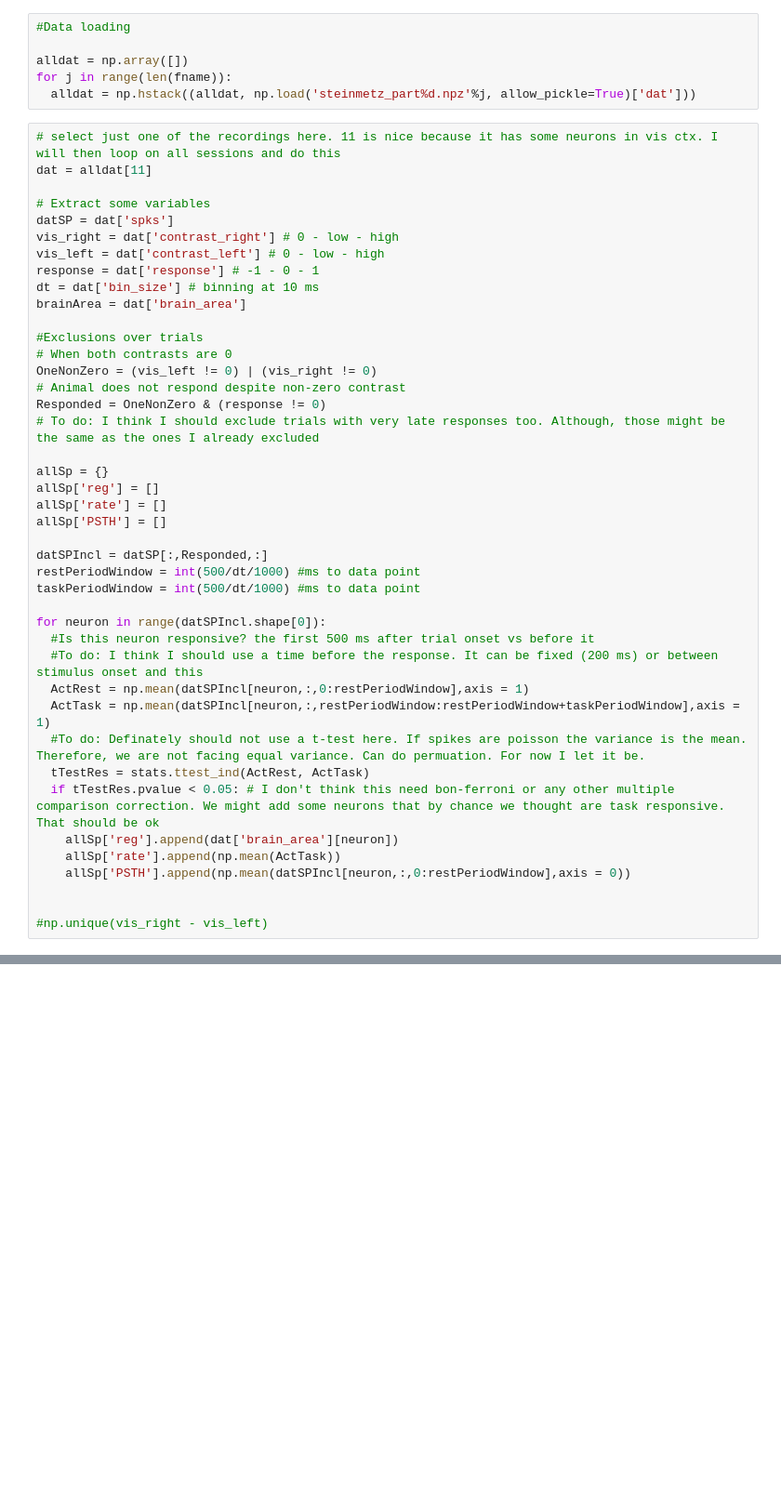
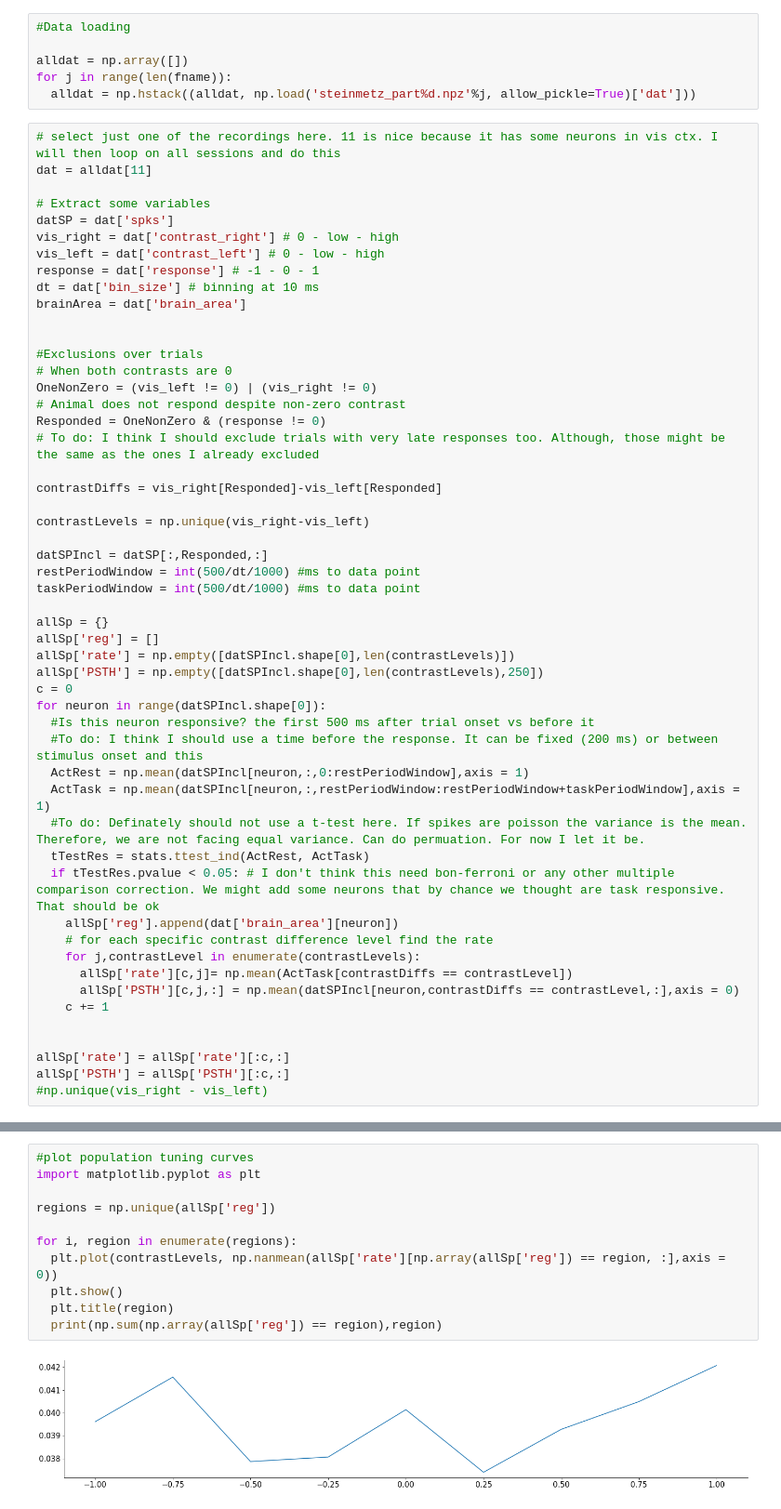
Before and after one commit to sydney-smith/NMA_project, a Jupyter notebook: Saghar_NMA_Spike_decoding.ipynb, the cells around one changed output, grey strips where cells are left out. Shown at 93% size. Drawn from its saved outputs; the diff is of its cells as text; blank space fills up the shorter version.

```diff
--- a/Saghar_NMA_Spike_decoding.ipynb
+++ b/Saghar_NMA_Spike_decoding.ipynb
@@ -58,6 +58,7 @@ response = dat['response'] # -1 - 0 - 1
 dt = dat['bin_size'] # binning at 10 ms
 brainArea = dat['brain_area']
 
+
 #Exclusions over trials
 # When both contrasts are 0
 OneNonZero = (vis_left != 0) | (vis_right != 0)
@@ -65,15 +66,19 @@ OneNonZero = (vis_left != 0) | (vis_right != 0)
 Responded = OneNonZero & (response != 0)
 # To do: I think I should exclude trials with very late responses too. Although, those might be the same as the ones I already excluded
 
-allSp = {}
-allSp['reg'] = []
-allSp['rate'] = []
-allSp['PSTH'] = []
+contrastDiffs = vis_right[Responded]-vis_left[Responded]
+
+contrastLevels = np.unique(vis_right-vis_left)
 
 datSPIncl = datSP[:,Responded,:]
 restPeriodWindow = int(500/dt/1000) #ms to data point
 taskPeriodWindow = int(500/dt/1000) #ms to data point
 
+allSp = {}
+allSp['reg'] = []
+allSp['rate'] = np.empty([datSPIncl.shape[0],len(contrastLevels)])
+allSp['PSTH'] = np.empty([datSPIncl.shape[0],len(contrastLevels),250])
+c = 0
 for neuron in range(datSPIncl.shape[0]):
   #Is this neuron responsive? the first 500 ms after trial onset vs before it
   #To do: I think I should use a time before the response. It can be fixed (200 ms) or between stimulus onset and this
@@ -83,8 +88,13 @@ for neuron in range(datSPIncl.shape[0]):
   tTestRes = stats.ttest_ind(ActRest, ActTask)
   if tTestRes.pvalue < 0.05: # I don't think this need bon-ferroni or any other multiple comparison correction. We might add some neurons that by chance we thought are task responsive. That should be ok
     allSp['reg'].append(dat['brain_area'][neuron])
-    allSp['rate'].append(np.mean(ActTask))
-    allSp['PSTH'].append(np.mean(datSPIncl[neuron,:,0:restPeriodWindow],axis = 0))
+    # for each specific contrast difference level find the rate
+    for j,contrastLevel in enumerate(contrastLevels):
+      allSp['rate'][c,j]= np.mean(ActTask[contrastDiffs == contrastLevel])
+      allSp['PSTH'][c,j,:] = np.mean(datSPIncl[neuron,contrastDiffs == contrastLevel,:],axis = 0)
+    c += 1
 
 
+allSp['rate'] = allSp['rate'][:c,:]
+allSp['PSTH'] = allSp['PSTH'][:c,:]
 #np.unique(vis_right - vis_left)
@@ -94,0 +169,13 @@ allSp['reg'] == ''
+# %%
+#plot population tuning curves
+import matplotlib.pyplot as plt
+
+regions = np.unique(allSp['reg'])
+
+for i, region in enumerate(regions):
+  plt.plot(contrastLevels, np.nanmean(allSp['rate'][np.array(allSp['reg']) == region, :],axis = 0))
+  plt.show()
+  plt.title(region)
+  print(np.sum(np.array(allSp['reg']) == region),region)
+# %% [output]
+[figure, added]
```
Also changed, not shown: parts of 14 cells of this notebook.
